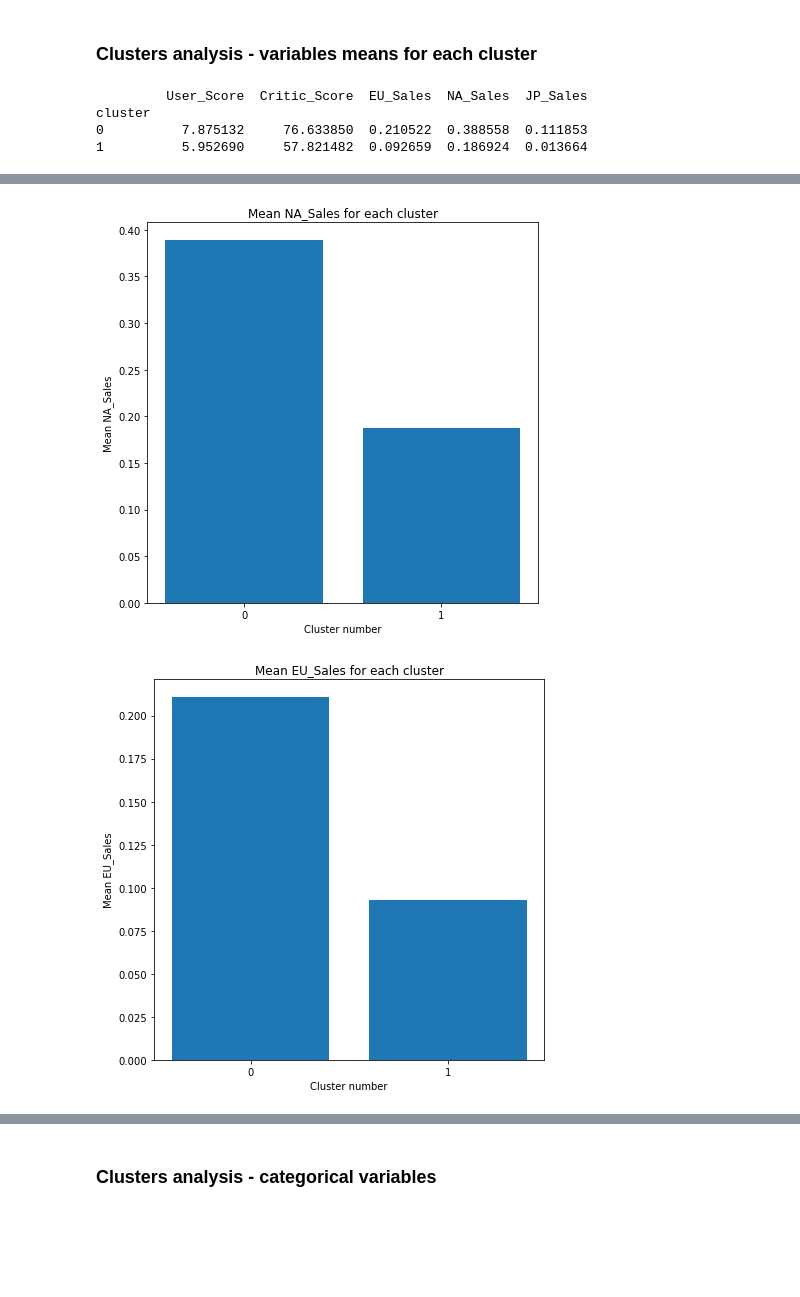
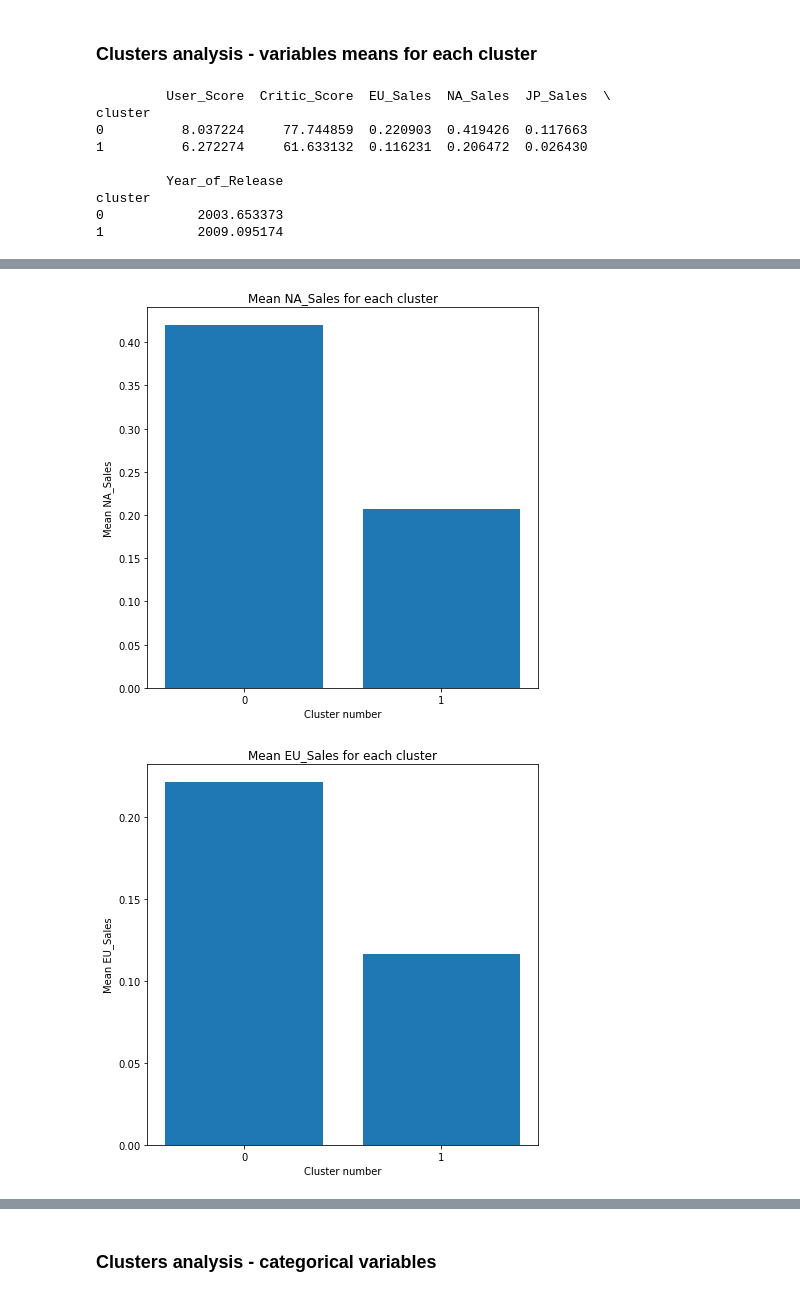
Before and after one commit to Loniowsky/Data-Mining-Project, a Jupyter notebook: notebooks/whole_dataset_2_clusters.ipynb, the cells around one changed output, grey strips where cells are left out. Cells and saved outputs as stored; diff of their text form; code cells hidden in the pictures; blank space fills up the shorter version.

```diff
--- a/notebooks/whole_dataset_2_clusters.ipynb
+++ b/notebooks/whole_dataset_2_clusters.ipynb
@@ -12,8 +12,8 @@ matplotlib.rcParams['figure.figsize'] = [7, 7]
 # %% [markdown]
 ### Constants and settings
 # %%
-columns_used_for_clustering = ["User_Score", "Critic_Score", "EU_Sales", "NA_Sales", "JP_Sales"]
-categorical_columns = ["Platform", "Genre"]
+columns_used_for_clustering = ["User_Score", "Critic_Score", "EU_Sales", "NA_Sales", "JP_Sales", "Year_of_Release"]
+categorical_columns = ["Platform", "Genre", "Rating"]
 # %% [markdown]
 ### Load and prepare dataset
 Please note that the `_preprocessed` file is required. To use this notebook
@@ -99,8 +103,14 @@ plot_means_in_clusters_for_given_column(clustered_data, data_means_grouped_by_cl
 plot_means_in_clusters_for_given_column(clustered_data, data_means_grouped_by_clusters, "NA_Sales")
 plot_means_in_clusters_for_given_column(clustered_data, data_means_grouped_by_clusters, "EU_Sales")
 plot_means_in_clusters_for_given_column(clustered_data, data_means_grouped_by_clusters, "JP_Sales")
+plot_means_in_clusters_for_given_column(clustered_data, data_means_grouped_by_clusters, "Year_of_Release")
 # %% [output]
-         User_Score  Critic_Score  EU_Sales  NA_Sales  JP_Sales
+         User_Score  Critic_Score  EU_Sales  NA_Sales  JP_Sales  \
 cluster
-0          7.875132     76.633850  0.210522  0.388558  0.111853
-1          5.952690     57.821482  0.092659  0.186924  0.013664
+0          8.037224     77.744859  0.220903  0.419426  0.117663
+1          6.272274     61.633132  0.116231  0.206472  0.026430
+
+         Year_of_Release
+cluster
+0            2003.653373
+1            2009.095174
@@ -109,2 +119,2 @@ cluster
-[figure, old version]
+[figure, new version]
-[figure, old version]
+[figure, new version]
```
Also changed, not shown: parts of 7 cells of this notebook, 5 other files.
